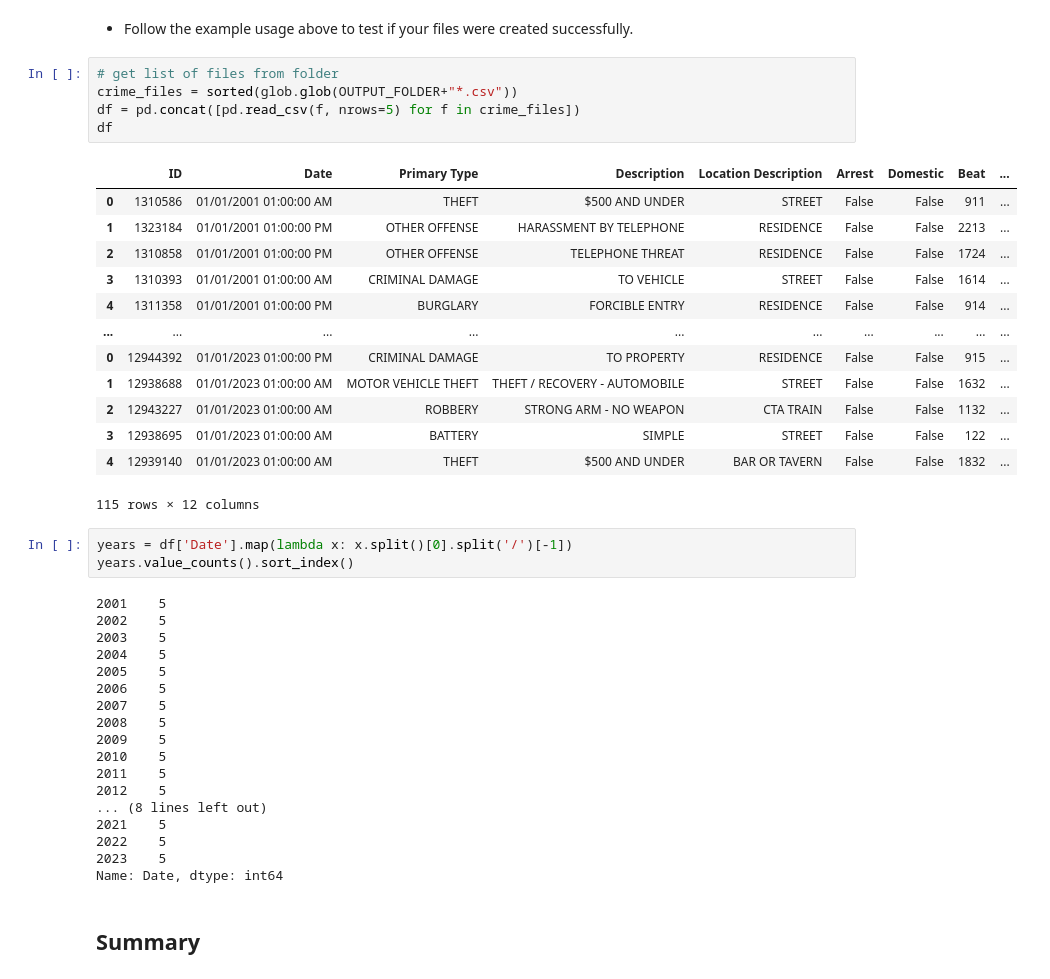
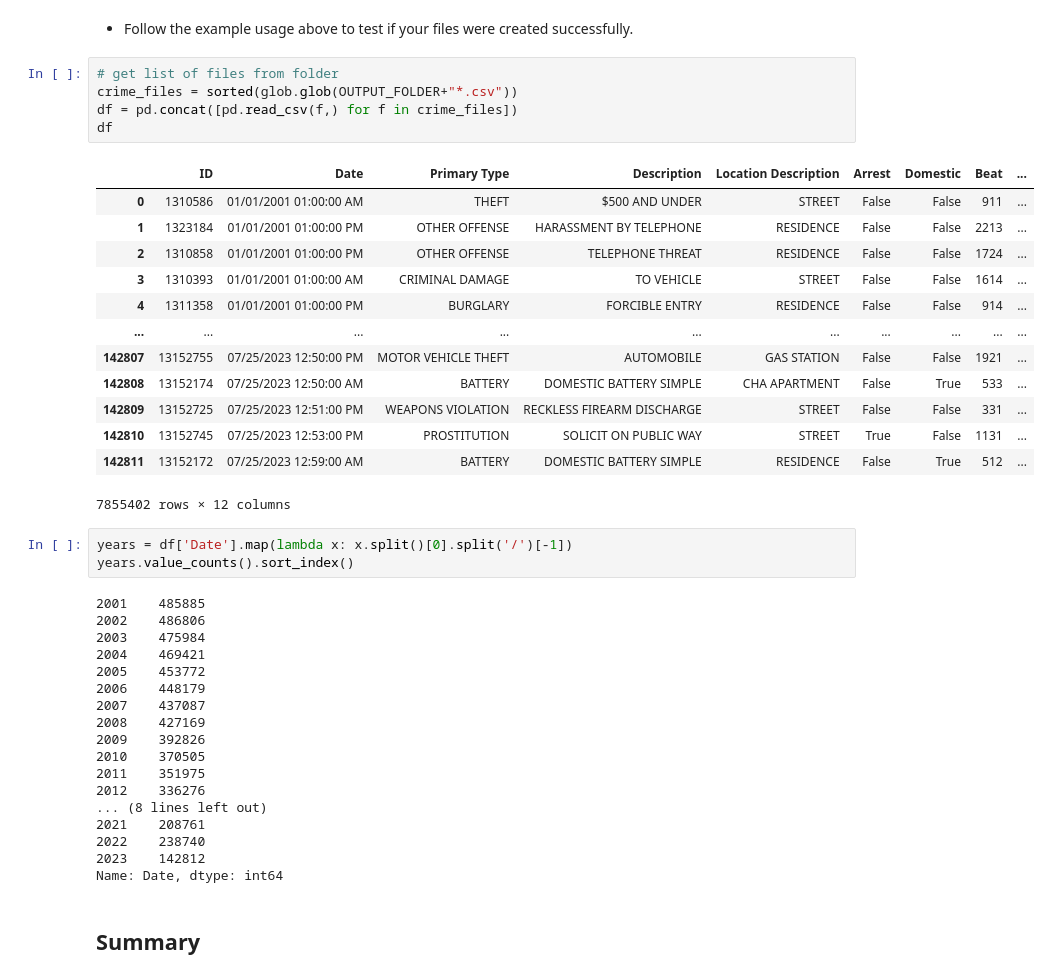
Before and after one commit to Mhoover41/Project-4-Chicago-Crime-Data, a Jupyter notebook: Workflow - Prep Chicago Crime Data.ipynb, the cells around one changed output. Cells and saved outputs as stored; diff of their text form.

```diff
--- a/Workflow - Prep Chicago Crime Data.ipynb
+++ b/Workflow - Prep Chicago Crime Data.ipynb
@@ -299,42 +299,42 @@ EXAMPLE USAGE:
 # %%
 # get list of files from folder
 crime_files = sorted(glob.glob(OUTPUT_FOLDER+"*.csv"))
-df = pd.concat([pd.read_csv(f, nrows=5) for f in crime_files])
+df = pd.concat([pd.read_csv(f,) for f in crime_files])
 df
 # %% [output]
 |  | ID | Date | Primary Type | Description | Location Description | Arrest | Domestic | Beat | ... |
 | 0 | 1310586 | 01/01/2001 01:00:00 AM | THEFT | $500 AND UNDER | STREET | False | False | 911 | ... |
 | 1 | 1323184 | 01/01/2001 01:00:00 PM | OTHER OFFENSE | HARASSMENT BY TELEPHONE | RESIDENCE | False | False | 2213 | ... |
 | 2 | 1310858 | 01/01/2001 01:00:00 PM | OTHER OFFENSE | TELEPHONE THREAT | RESIDENCE | False | False | 1724 | ... |
 | 3 | 1310393 | 01/01/2001 01:00:00 AM | CRIMINAL DAMAGE | TO VEHICLE | STREET | False | False | 1614 | ... |
 | 4 | 1311358 | 01/01/2001 01:00:00 PM | BURGLARY | FORCIBLE ENTRY | RESIDENCE | False | False | 914 | ... |
 | ... | ... | ... | ... | ... | ... | ... | ... | ... | ... |
-| 0 | 12944392 | 01/01/2023 01:00:00 PM | CRIMINAL DAMAGE | TO PROPERTY | RESIDENCE | False | False | 915 | ... |
-| 1 | 12938688 | 01/01/2023 01:00:00 AM | MOTOR VEHICLE THEFT | THEFT / RECOVERY - AUTOMOBILE | STREET | False | False | 1632 | ... |
-| 2 | 12943227 | 01/01/2023 01:00:00 AM | ROBBERY | STRONG ARM - NO WEAPON | CTA TRAIN | False | False | 1132 | ... |
-| 3 | 12938695 | 01/01/2023 01:00:00 AM | BATTERY | SIMPLE | STREET | False | False | 122 | ... |
-| 4 | 12939140 | 01/01/2023 01:00:00 AM | THEFT | $500 AND UNDER | BAR OR TAVERN | False | False | 1832 | ... |
+| 142807 | 13152755 | 07/25/2023 12:50:00 PM | MOTOR VEHICLE THEFT | AUTOMOBILE | GAS STATION | False | False | 1921 | ... |
+| 142808 | 13152174 | 07/25/2023 12:50:00 AM | BATTERY | DOMESTIC BATTERY SIMPLE | CHA APARTMENT | False | True | 533 | ... |
+| 142809 | 13152725 | 07/25/2023 12:51:00 PM | WEAPONS VIOLATION | RECKLESS FIREARM DISCHARGE | STREET | False | False | 331 | ... |
+| 142810 | 13152745 | 07/25/2023 12:53:00 PM | PROSTITUTION | SOLICIT ON PUBLIC WAY | STREET | True | False | 1131 | ... |
+| 142811 | 13152172 | 07/25/2023 12:59:00 AM | BATTERY | DOMESTIC BATTERY SIMPLE | RESIDENCE | False | True | 512 | ... |
-115 rows × 12 columns
+7855402 rows × 12 columns
 # %%
 years = df['Date'].map(lambda x: x.split()[0].split('/')[-1])
 years.value_counts().sort_index()
 # %% [output]
-2001    5
-2002    5
-2003    5
-2004    5
-2005    5
-2006    5
-2007    5
-2008    5
-2009    5
-2010    5
-2011    5
-2012    5
+2001    485885
+2002    486806
+2003    475984
+2004    469421
+2005    453772
+2006    448179
+2007    437087
+2008    427169
+2009    392826
+2010    370505
+2011    351975
+2012    336276
 ... (8 lines left out)
-2021    5
-2022    5
-2023    5
+2021    208761
+2022    238740
+2023    142812
 Name: Date, dtype: int64
 # %% [markdown]
 ## Summary
```
Also changed, not shown: parts of 42 cells of this notebook.
